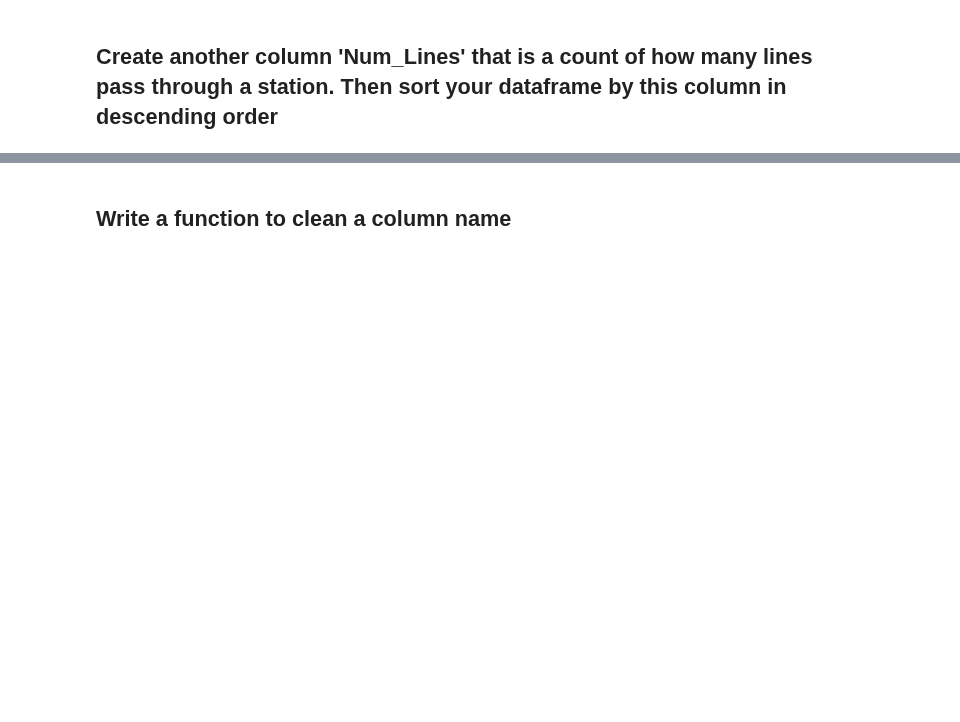
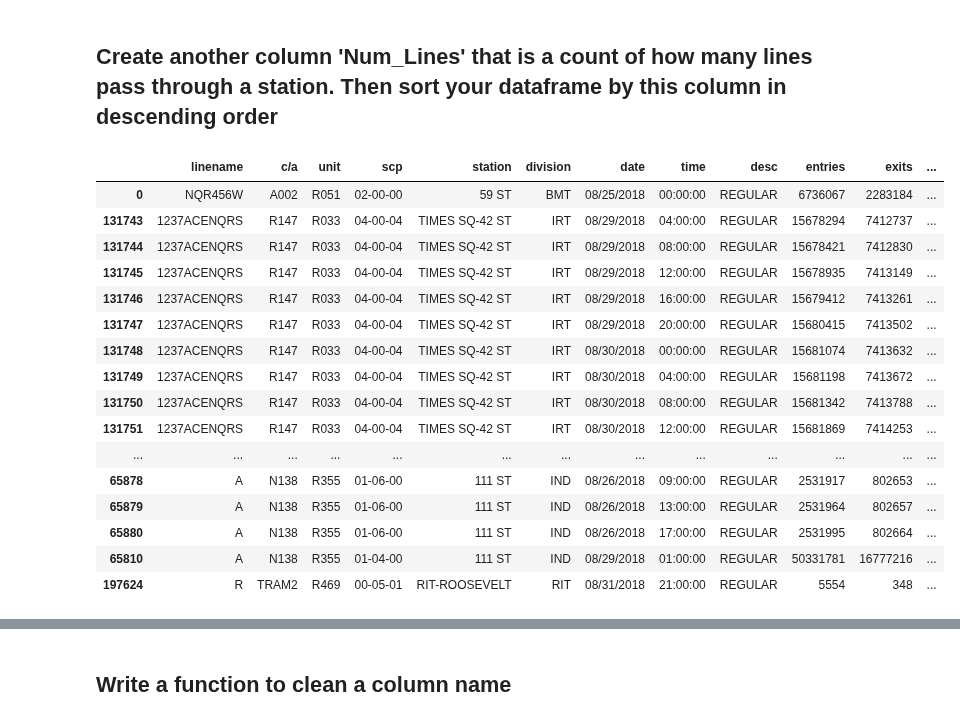
Before and after one commit to klemma14/dsc-pandas-series-and-dataframes-lab-nyc-ds-career-042219, a Jupyter notebook: index.ipynb, the cells around one changed output, grey strips where cells are left out. Cells and saved outputs as stored; diff of their text form; code cells hidden in the pictures; blank space fills up the shorter version.

```diff
--- a/index.ipynb
+++ b/index.ipynb
@@ -84,6 +84,23 @@ df.head
 ## Create another column 'Num_Lines' that is a count of how many lines pass through a station. Then sort your dataframe by this column in descending order
 # %%
 # Your code here
-df['Num_Lines'] = df.linename.map(lamdax: 'len(N)' in x)
+df['Num_Lines'] = df.linename.map(lambda x: 'len(N)' in x)
 df.sort_values('Num_Lines')
 # %% [output]
+|  | linename | c/a | unit | scp | station | division | date | time | desc | entries | exits | ... |
+| 0 | NQR456W | A002 | R051 | 02-00-00 | 59 ST | BMT | 08/25/2018 | 00:00:00 | REGULAR | 6736067 | 2283184 | ... |
+| 131743 | 1237ACENQRS | R147 | R033 | 04-00-04 | TIMES SQ-42 ST | IRT | 08/29/2018 | 04:00:00 | REGULAR | 15678294 | 7412737 | ... |
+| 131744 | 1237ACENQRS | R147 | R033 | 04-00-04 | TIMES SQ-42 ST | IRT | 08/29/2018 | 08:00:00 | REGULAR | 15678421 | 7412830 | ... |
+| 131745 | 1237ACENQRS | R147 | R033 | 04-00-04 | TIMES SQ-42 ST | IRT | 08/29/2018 | 12:00:00 | REGULAR | 15678935 | 7413149 | ... |
+| 131746 | 1237ACENQRS | R147 | R033 | 04-00-04 | TIMES SQ-42 ST | IRT | 08/29/2018 | 16:00:00 | REGULAR | 15679412 | 7413261 | ... |
+| 131747 | 1237ACENQRS | R147 | R033 | 04-00-04 | TIMES SQ-42 ST | IRT | 08/29/2018 | 20:00:00 | REGULAR | 15680415 | 7413502 | ... |
+| 131748 | 1237ACENQRS | R147 | R033 | 04-00-04 | TIMES SQ-42 ST | IRT | 08/30/2018 | 00:00:00 | REGULAR | 15681074 | 7413632 | ... |
+| 131749 | 1237ACENQRS | R147 | R033 | 04-00-04 | TIMES SQ-42 ST | IRT | 08/30/2018 | 04:00:00 | REGULAR | 15681198 | 7413672 | ... |
+| 131750 | 1237ACENQRS | R147 | R033 | 04-00-04 | TIMES SQ-42 ST | IRT | 08/30/2018 | 08:00:00 | REGULAR | 15681342 | 7413788 | ... |
+| 131751 | 1237ACENQRS | R147 | R033 | 04-00-04 | TIMES SQ-42 ST | IRT | 08/30/2018 | 12:00:00 | REGULAR | 15681869 | 7414253 | ... |
+| ... | ... | ... | ... | ... | ... | ... | ... | ... | ... | ... | ... | ... |
+| 65878 | A | N138 | R355 | 01-06-00 | 111 ST | IND | 08/26/2018 | 09:00:00 | REGULAR | 2531917 | 802653 | ... |
+| 65879 | A | N138 | R355 | 01-06-00 | 111 ST | IND | 08/26/2018 | 13:00:00 | REGULAR | 2531964 | 802657 | ... |
+| 65880 | A | N138 | R355 | 01-06-00 | 111 ST | IND | 08/26/2018 | 17:00:00 | REGULAR | 2531995 | 802664 | ... |
+| 65810 | A | N138 | R355 | 01-04-00 | 111 ST | IND | 08/29/2018 | 01:00:00 | REGULAR | 50331781 | 16777216 | ... |
+| 197624 | R | TRAM2 | R469 | 00-05-01 | RIT-ROOSEVELT | RIT | 08/31/2018 | 21:00:00 | REGULAR | 5554 | 348 | ... |
```
Also changed, not shown: parts of 1 cell of this notebook.
